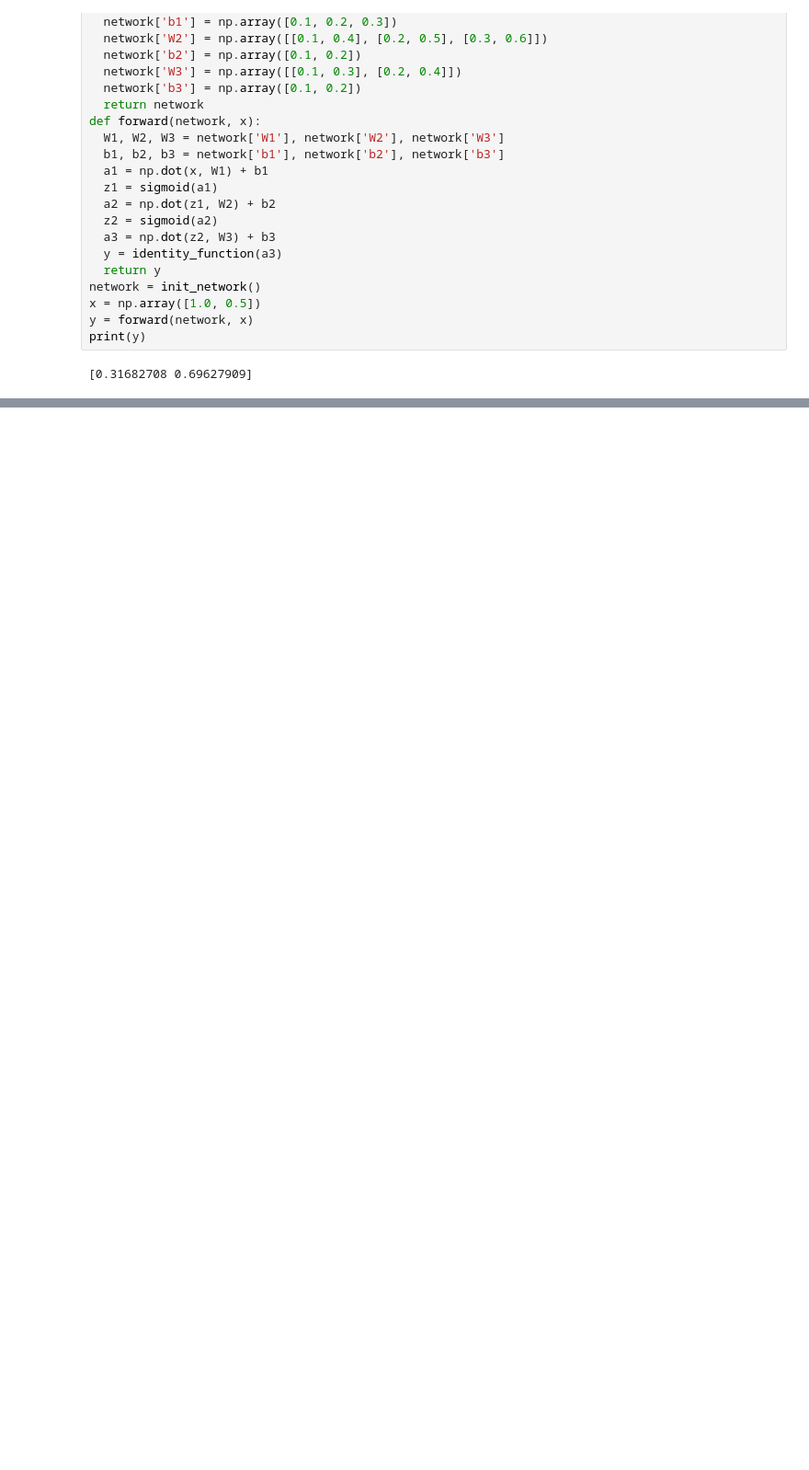
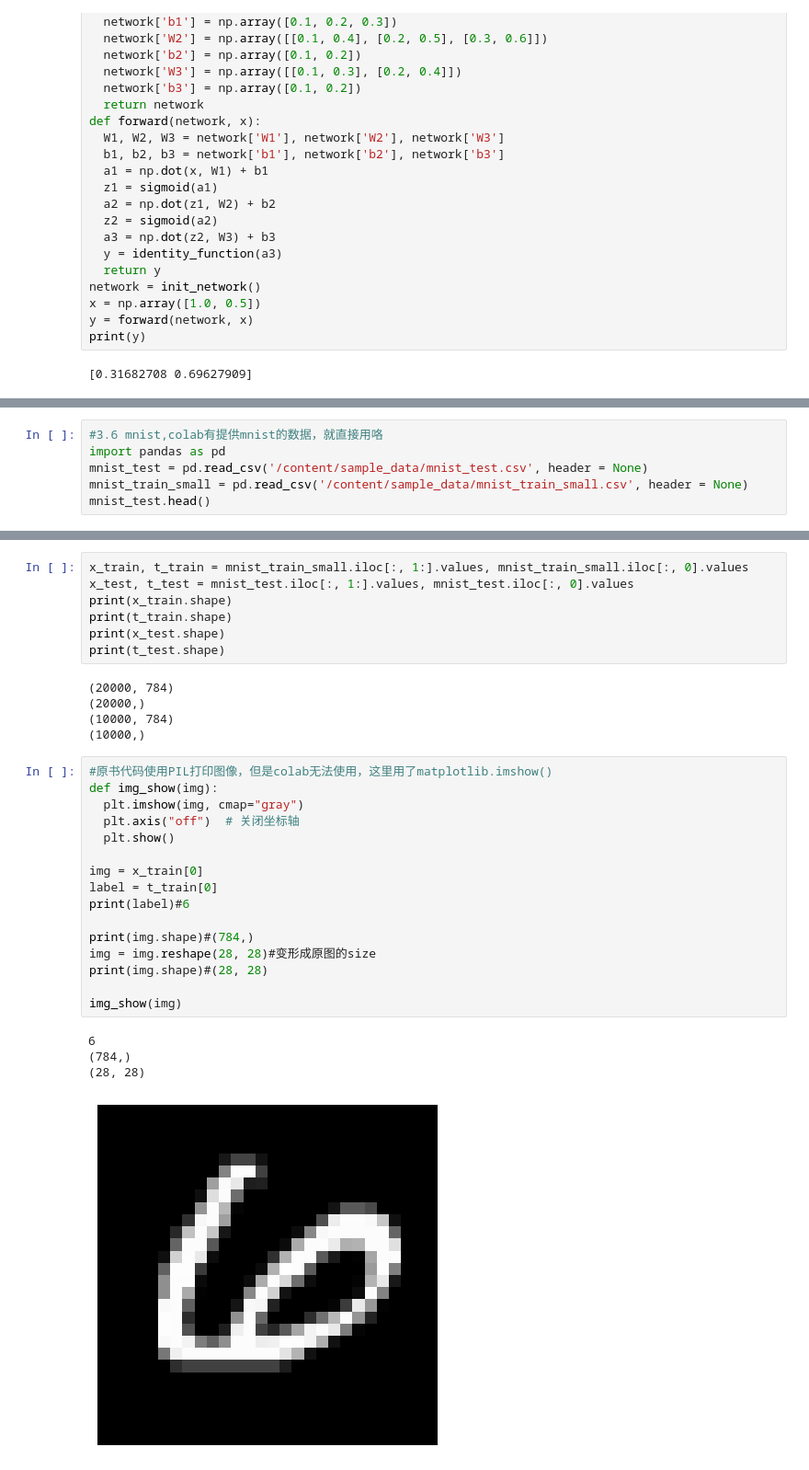
Before and after one commit to zz231008/-deeplearning, a Jupyter notebook: Chapter3.ipynb, the cells around one changed output, grey strips where cells are left out. Shown: that part at 92% size. Saved outputs shown, nothing was run; the diff lists cells and outputs as text; blank space fills up the shorter version.

Commit message:
Colab を使用して作成されました

```diff
--- a/Chapter3.ipynb
+++ b/Chapter3.ipynb
@@ -273,0 +328,6 @@ print(y)
+# %%
+#3.6 mnist,colab有提供mnist的数据，就直接用咯
+import pandas as pd
+mnist_test = pd.read_csv('/content/sample_data/mnist_test.csv', header = None)
+mnist_train_small = pd.read_csv('/content/sample_data/mnist_train_small.csv', header = None)
+mnist_test.head()
@@ -273,0 +342,33 @@ print(y)
+# %%
+x_train, t_train = mnist_train_small.iloc[:, 1:].values, mnist_train_small.iloc[:, 0].values
+x_test, t_test = mnist_test.iloc[:, 1:].values, mnist_test.iloc[:, 0].values
+print(x_train.shape)
+print(t_train.shape)
+print(x_test.shape)
+print(t_test.shape)
+# %% [output]
+(20000, 784)
+(20000,)
+(10000, 784)
+(10000,)
+# %%
+#原书代码使用PIL打印图像，但是colab无法使用，这里用了matplotlib.imshow()
+def img_show(img):
+  plt.imshow(img, cmap="gray")
+  plt.axis("off")  # 关闭坐标轴
+  plt.show()
+
+img = x_train[0]
+label = t_train[0]
+print(label)#6
+
+print(img.shape)#(784,)
+img = img.reshape(28, 28)#变形成原图的size
+print(img.shape)#(28, 28)
+
+img_show(img)
+# %% [output]
+6
+(784,)
+(28, 28)
+[figure, added]
```
Also changed, not shown: parts of 11 cells of this notebook.
